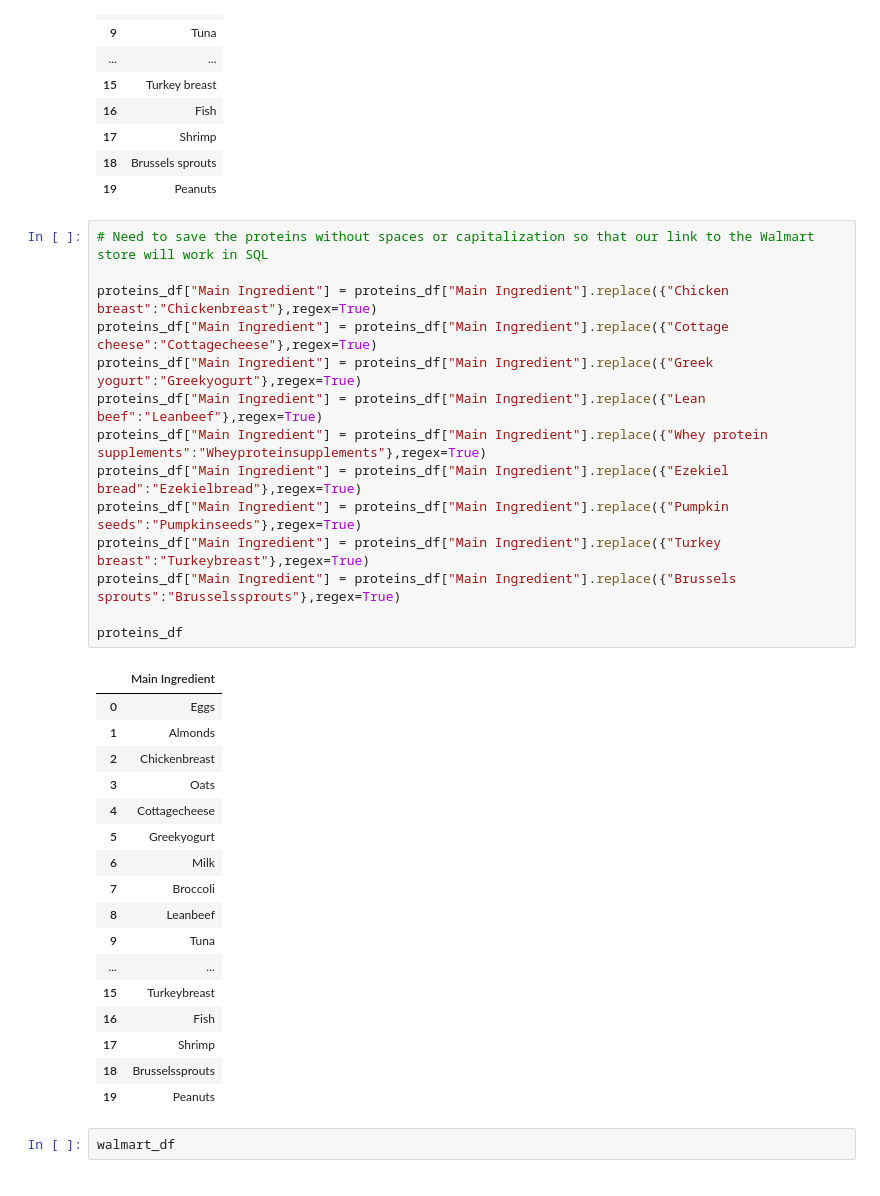
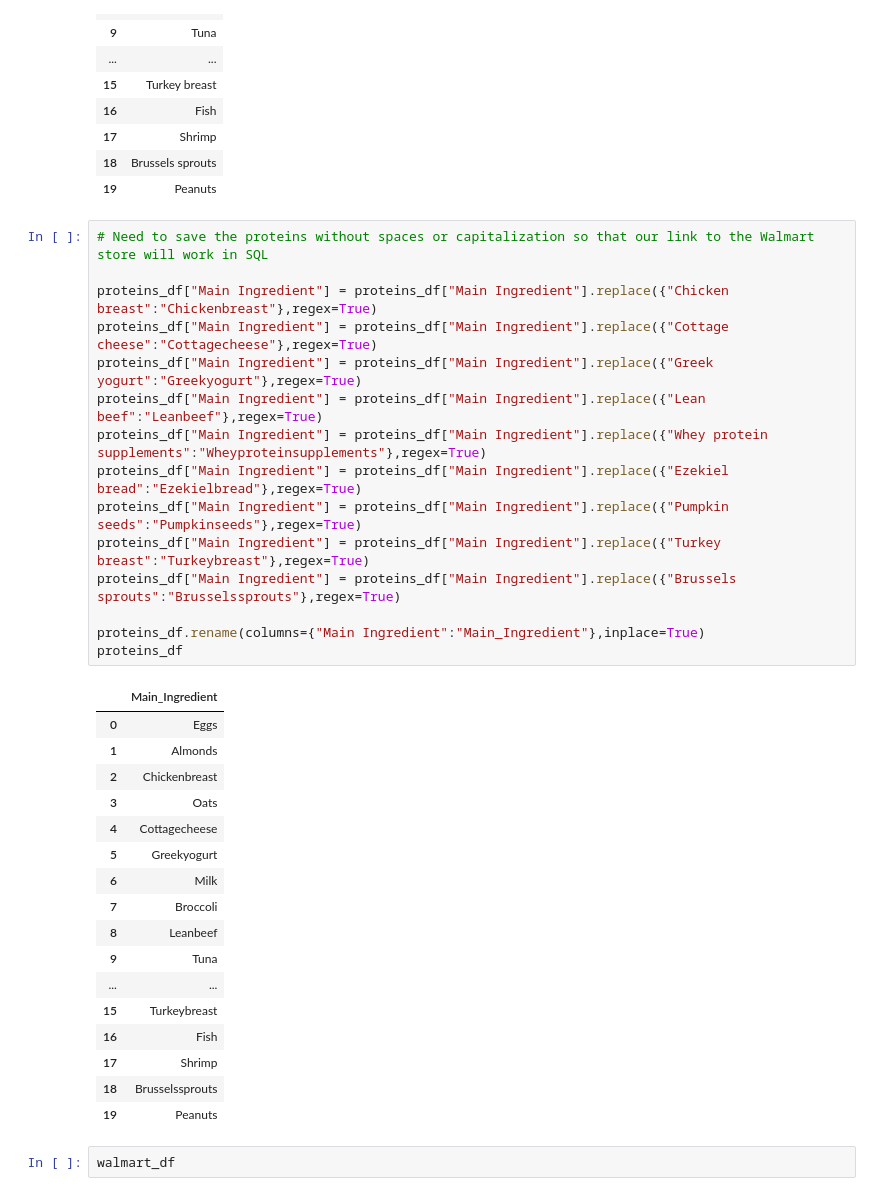
Before and after one commit to sir-omoreno/the_kitchen_ETL, a Jupyter notebook: Load-Correction.ipynb, the cells around one changed output. Drawn from its saved outputs; the diff is of its cells as text.

```diff
--- a/Load-Correction.ipynb
+++ b/Load-Correction.ipynb
@@ -54,19 +54,20 @@ proteins_df
 # %%
 # Need to save the proteins without spaces or capitalization so that our link to the Walmart store will work in SQL
 
 proteins_df["Main Ingredient"] = proteins_df["Main Ingredient"].replace({"Chicken breast":"Chickenbreast"},regex=True)
 proteins_df["Main Ingredient"] = proteins_df["Main Ingredient"].replace({"Cottage cheese":"Cottagecheese"},regex=True)
 proteins_df["Main Ingredient"] = proteins_df["Main Ingredient"].replace({"Greek yogurt":"Greekyogurt"},regex=True)
 proteins_df["Main Ingredient"] = proteins_df["Main Ingredient"].replace({"Lean beef":"Leanbeef"},regex=True)
 proteins_df["Main Ingredient"] = proteins_df["Main Ingredient"].replace({"Whey protein supplements":"Wheyproteinsupplements"},regex=True)
 proteins_df["Main Ingredient"] = proteins_df["Main Ingredient"].replace({"Ezekiel bread":"Ezekielbread"},regex=True)
 proteins_df["Main Ingredient"] = proteins_df["Main Ingredient"].replace({"Pumpkin seeds":"Pumpkinseeds"},regex=True)
 proteins_df["Main Ingredient"] = proteins_df["Main Ingredient"].replace({"Turkey breast":"Turkeybreast"},regex=True)
 proteins_df["Main Ingredient"] = proteins_df["Main Ingredient"].replace({"Brussels sprouts":"Brusselssprouts"},regex=True)
 
+proteins_df.rename(columns={"Main Ingredient":"Main_Ingredient"},inplace=True)
 proteins_df
 # %% [output]
-|  | Main Ingredient |
+|  | Main_Ingredient |
 | 0 | Eggs |
 | 1 | Almonds |
 | 2 | Chickenbreast |
```
Also changed, not shown: parts of 2 cells of this notebook.
